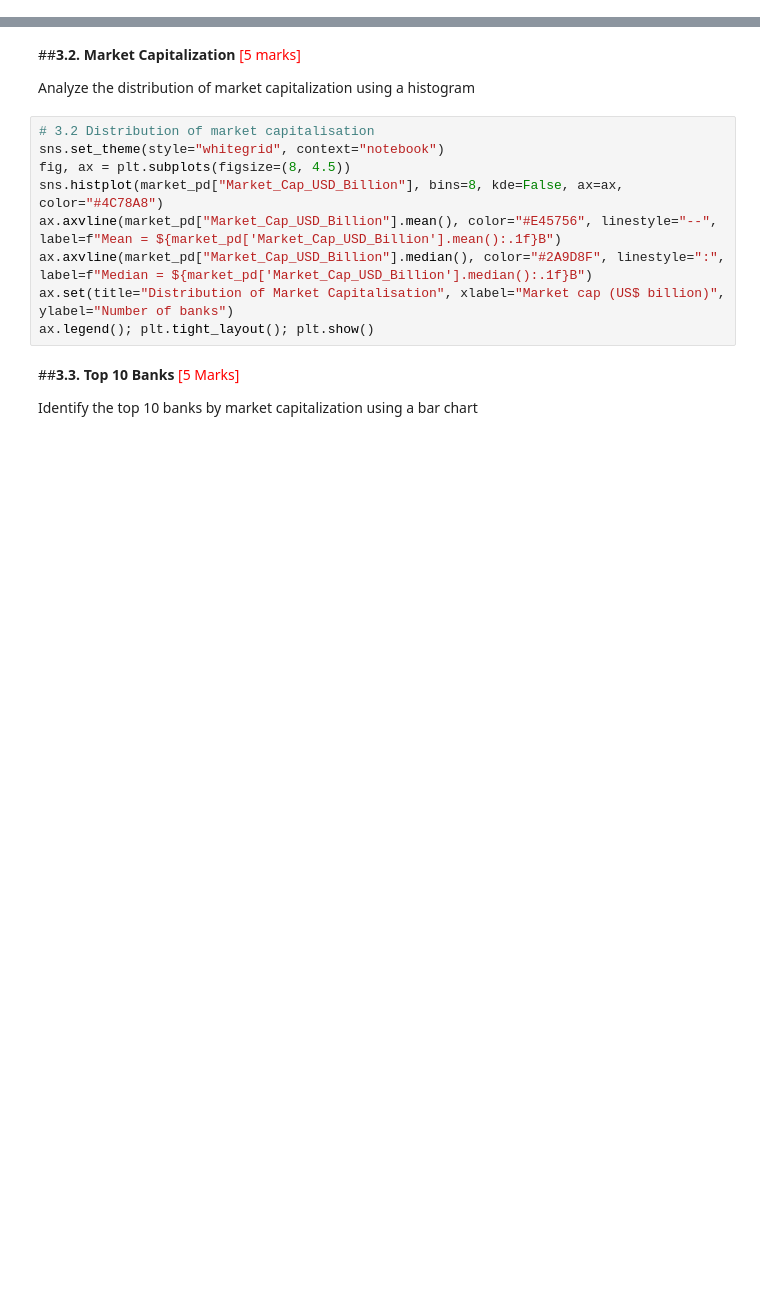
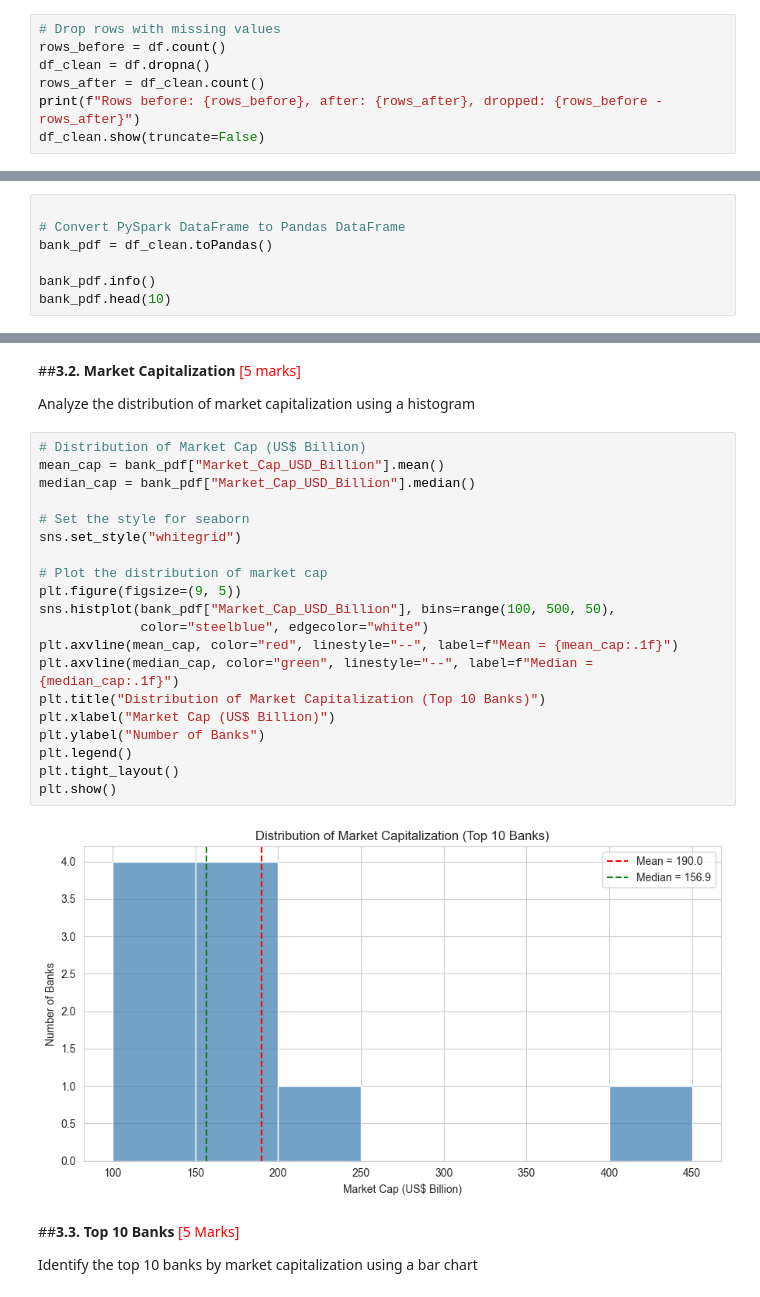
Before and after one commit to IpsitMohanty/banking-market-capitalisation-pyspark, a Jupyter notebook: notebooks/ETL_Bank_Data_Analysis_Ipsit_Mohanty.ipynb, the cells around one changed output, grey strips where cells are left out. Drawn from its saved outputs; the diff is of its cells as text; blank space fills up the shorter version.

Commit message:
Include saved notebook outputs

```diff
--- a/notebooks/ETL_Bank_Data_Analysis_Ipsit_Mohanty.ipynb
+++ b/notebooks/ETL_Bank_Data_Analysis_Ipsit_Mohanty.ipynb
@@ -218,0 +229,7 @@ print("Rows after required-field null handling:", bank_df.count())
+# %%
+# Drop rows with missing values
+rows_before = df.count()
+df_clean = df.dropna()
+rows_after = df_clean.count()
+print(f"Rows before: {rows_before}, after: {rows_after}, dropped: {rows_before - rows_after}")
+df_clean.show(truncate=False)
@@ -273,0 +328,7 @@ market_pd.head()
+# %%
+
+# Convert PySpark DataFrame to Pandas DataFrame
+bank_pdf = df_clean.toPandas()
+
+bank_pdf.info()
+bank_pdf.head(10)
@@ -276,14 +359,27 @@ market_pd.head()
 
 Analyze the distribution of market capitalization using a histogram
 # %%
-# 3.2 Distribution of market capitalisation
-sns.set_theme(style="whitegrid", context="notebook")
-fig, ax = plt.subplots(figsize=(8, 4.5))
-sns.histplot(market_pd["Market_Cap_USD_Billion"], bins=8, kde=False, ax=ax, color="#4C78A8")
-ax.axvline(market_pd["Market_Cap_USD_Billion"].mean(), color="#E45756", linestyle="--", label=f"Mean = ${market_pd['Market_Cap_USD_Billion'].mean():.1f}B")
-ax.axvline(market_pd["Market_Cap_USD_Billion"].median(), color="#2A9D8F", linestyle=":", label=f"Median = ${market_pd['Market_Cap_USD_Billion'].median():.1f}B")
-ax.set(title="Distribution of Market Capitalisation", xlabel="Market cap (US$ billion)", ylabel="Number of banks")
-ax.legend(); plt.tight_layout(); plt.show()
+# Distribution of Market Cap (US$ Billion)
+mean_cap = bank_pdf["Market_Cap_USD_Billion"].mean()
+median_cap = bank_pdf["Market_Cap_USD_Billion"].median()
+
+# Set the style for seaborn
+sns.set_style("whitegrid")
+
+# Plot the distribution of market cap
+plt.figure(figsize=(9, 5))
+sns.histplot(bank_pdf["Market_Cap_USD_Billion"], bins=range(100, 500, 50),
+             color="steelblue", edgecolor="white")
+plt.axvline(mean_cap, color="red", linestyle="--", label=f"Mean = {mean_cap:.1f}")
+plt.axvline(median_cap, color="green", linestyle="--", label=f"Median = {median_cap:.1f}")
+plt.title("Distribution of Market Capitalization (Top 10 Banks)")
+plt.xlabel("Market Cap (US$ Billion)")
+plt.ylabel("Number of Banks")
+plt.legend()
+plt.tight_layout()
+plt.show()
+# %% [output]
+[figure, added]
 # %% [markdown]
 ##**3.3. Top 10 Banks** <font color = red>[5 Marks]</font> <br>
 
```
Also changed, not shown: parts of 54 cells of this notebook.
